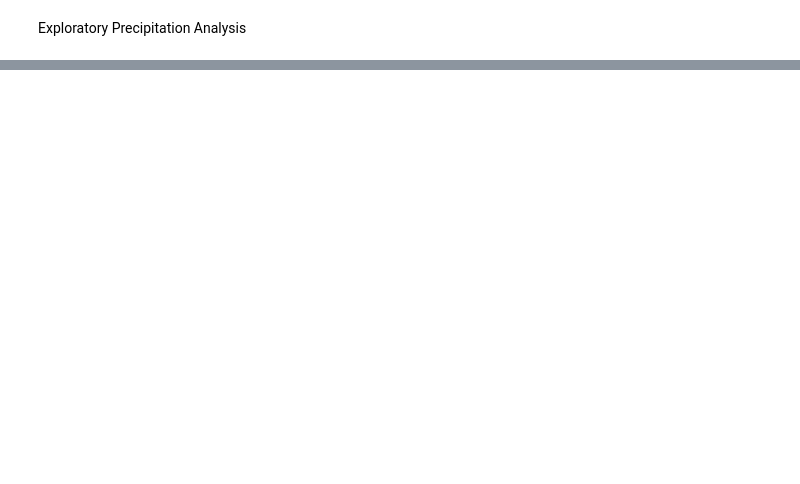
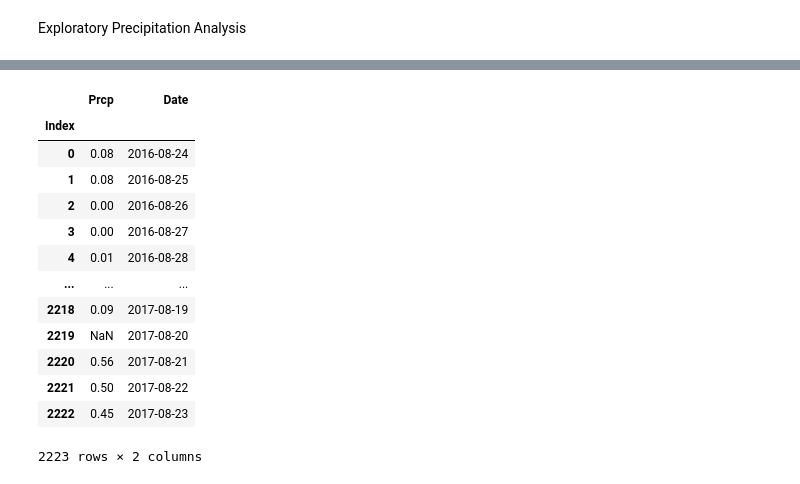
Before and after one commit to rhinoback/SQLAlchemy_challenge_10, a Jupyter notebook: SQL_Alchemy.ipynb, the cells around one changed output, grey strips where cells are left out. Cells and saved outputs as stored; diff of their text form; code cells hidden in the pictures; blank space fills up the shorter version.

```diff
--- a/SQL_Alchemy.ipynb
+++ b/SQL_Alchemy.ipynb
@@ -74,0 +77,2 @@ Base.classes.keys()
+# %%
+mes = Base.classes.measurement
@@ -74,0 +81,2 @@ Base.classes.keys()
+# %%
+session = Session(engine)
@@ -76,0 +535,18 @@ Exploratory Precipitation Analysis
+# %%
+indexed_rain= rain_year_df.rename_axis('Index')
+indexed_rain
+# %% [output]
+|  | Prcp | Date |
+| Index |  |  |
+| 0 | 0.08 | 2016-08-24 |
+| 1 | 0.08 | 2016-08-25 |
+| 2 | 0.00 | 2016-08-26 |
+| 3 | 0.00 | 2016-08-27 |
+| 4 | 0.01 | 2016-08-28 |
+| ... | ... | ... |
+| 2218 | 0.09 | 2017-08-19 |
+| 2219 | NaN | 2017-08-20 |
+| 2220 | 0.56 | 2017-08-21 |
+| 2221 | 0.50 | 2017-08-22 |
+| 2222 | 0.45 | 2017-08-23 |
+2223 rows × 2 columns
```
Also changed, not shown: parts of 26 cells of this notebook, 1 other file.
